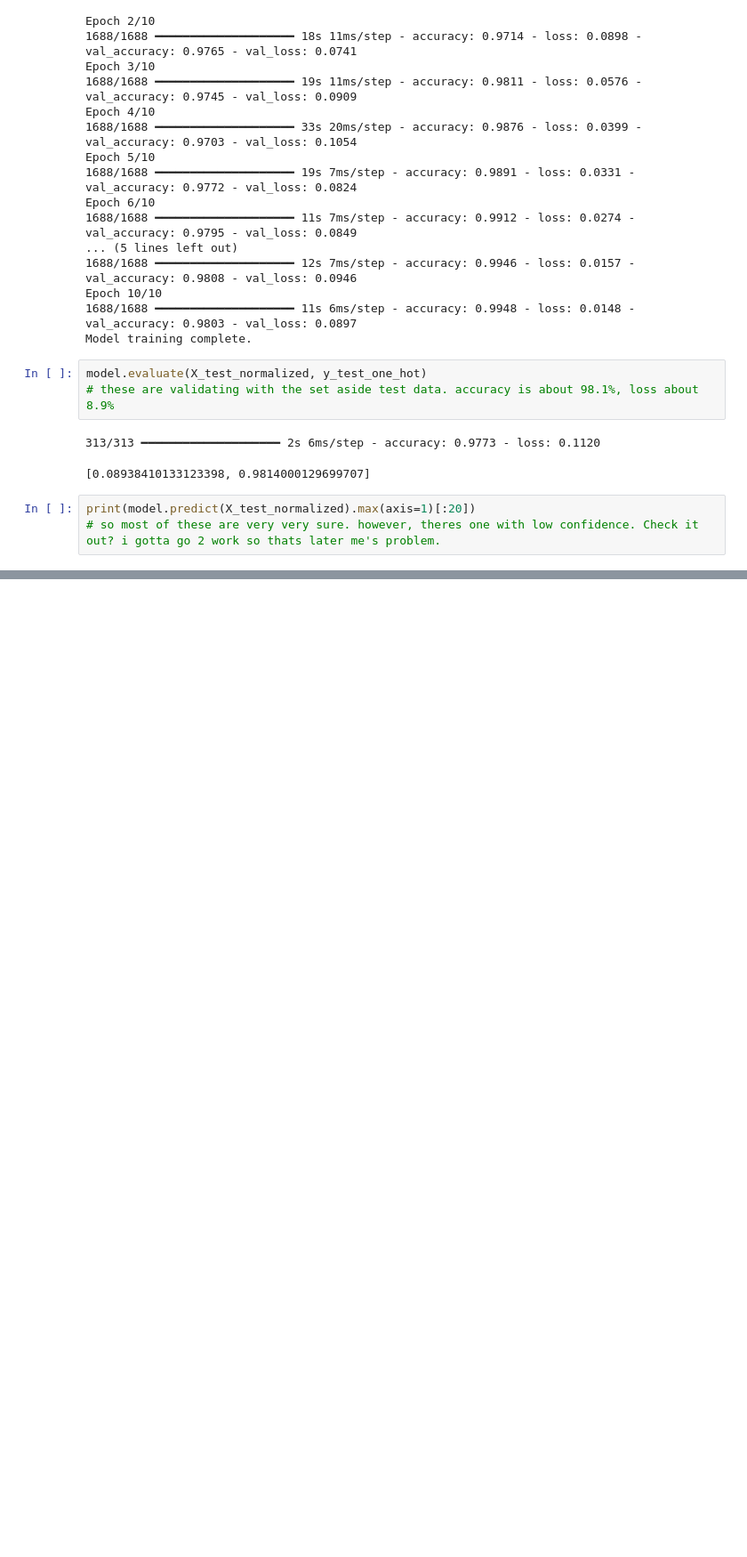
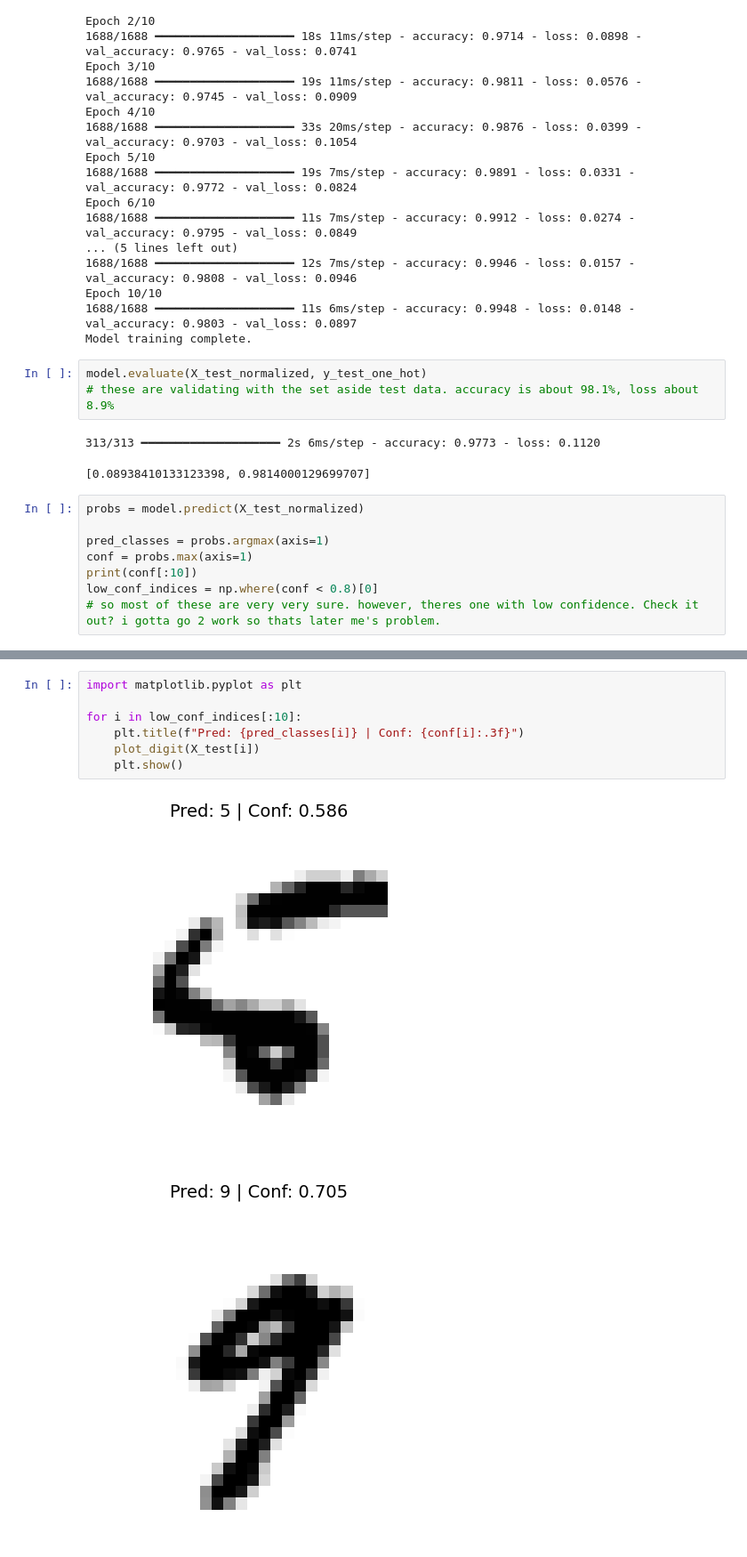
Before and after one commit to SpinelessFrogg/handson-ml3-Ch2, a Jupyter notebook: 03_classification.ipynb, the cells around one changed output, grey strips where cells are left out. Shown at 89% size. Drawn from its saved outputs; the diff is of its cells as text; blank space fills up the shorter version.

```diff
--- a/03_classification.ipynb
+++ b/03_classification.ipynb
@@ -1678,6 +1678,11 @@ model.evaluate(X_test_normalized, y_test_one_hot)
 313/313 ━━━━━━━━━━━━━━━━━━━━ 2s 6ms/step - accuracy: 0.9773 - loss: 0.1120
 [0.08938410133123398, 0.9814000129699707]
 # %%
-print(model.predict(X_test_normalized).max(axis=1)[:20])
+probs = model.predict(X_test_normalized)
+
+pred_classes = probs.argmax(axis=1)
+conf = probs.max(axis=1)
+print(conf[:10])
+low_conf_indices = np.where(conf < 0.8)[0]
 # so most of these are very very sure. however, theres one with low confidence. Check it out? i gotta go 2 work so thats later me's problem.
 # %% [output]
@@ -1688,0 +1692,10 @@ print(model.predict(X_test_normalized).max(axis=1)[:20])
+# %%
+import matplotlib.pyplot as plt
+
+for i in low_conf_indices[:10]:
+    plt.title(f"Pred: {pred_classes[i]} | Conf: {conf[i]:.3f}")
+    plot_digit(X_test[i])
+    plt.show()
+# %% [output]
+[figure, added]
+[figure, added]
```
Also changed, not shown: parts of 3 cells of this notebook.
